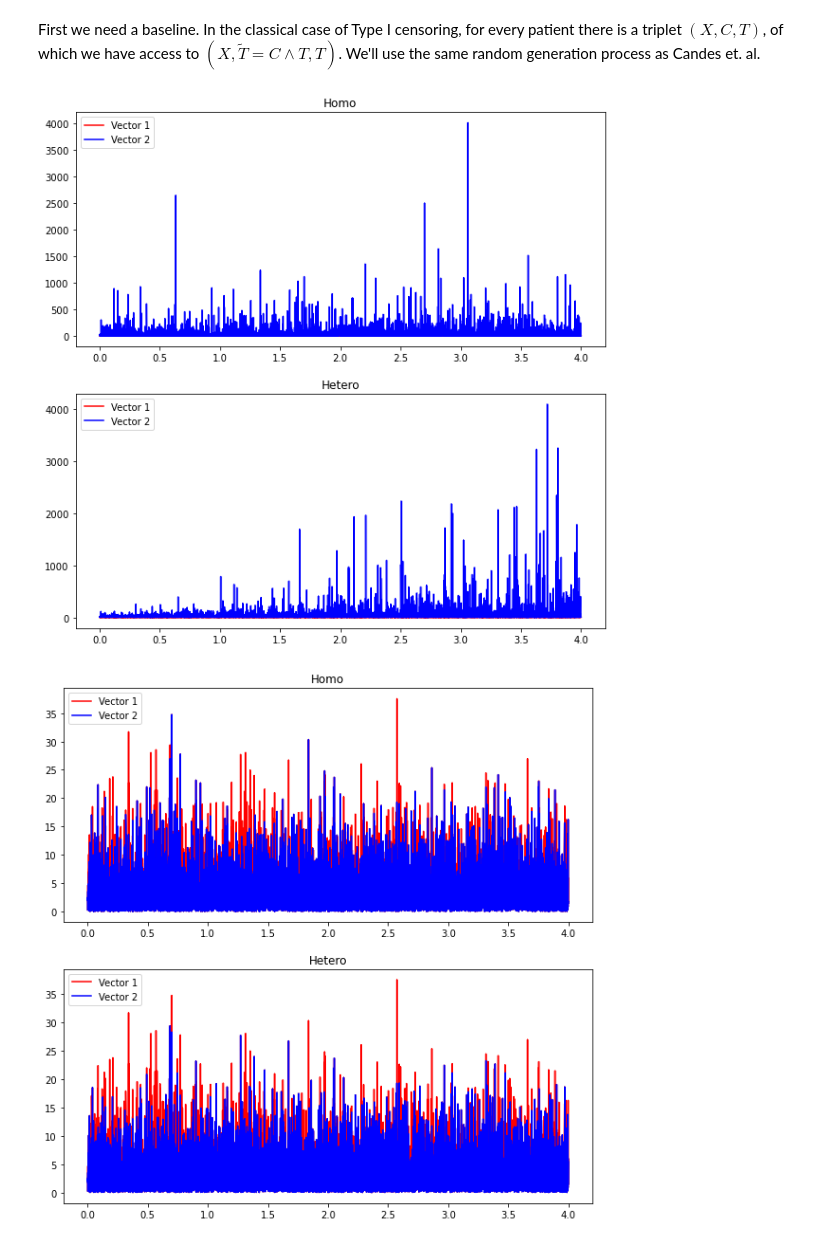
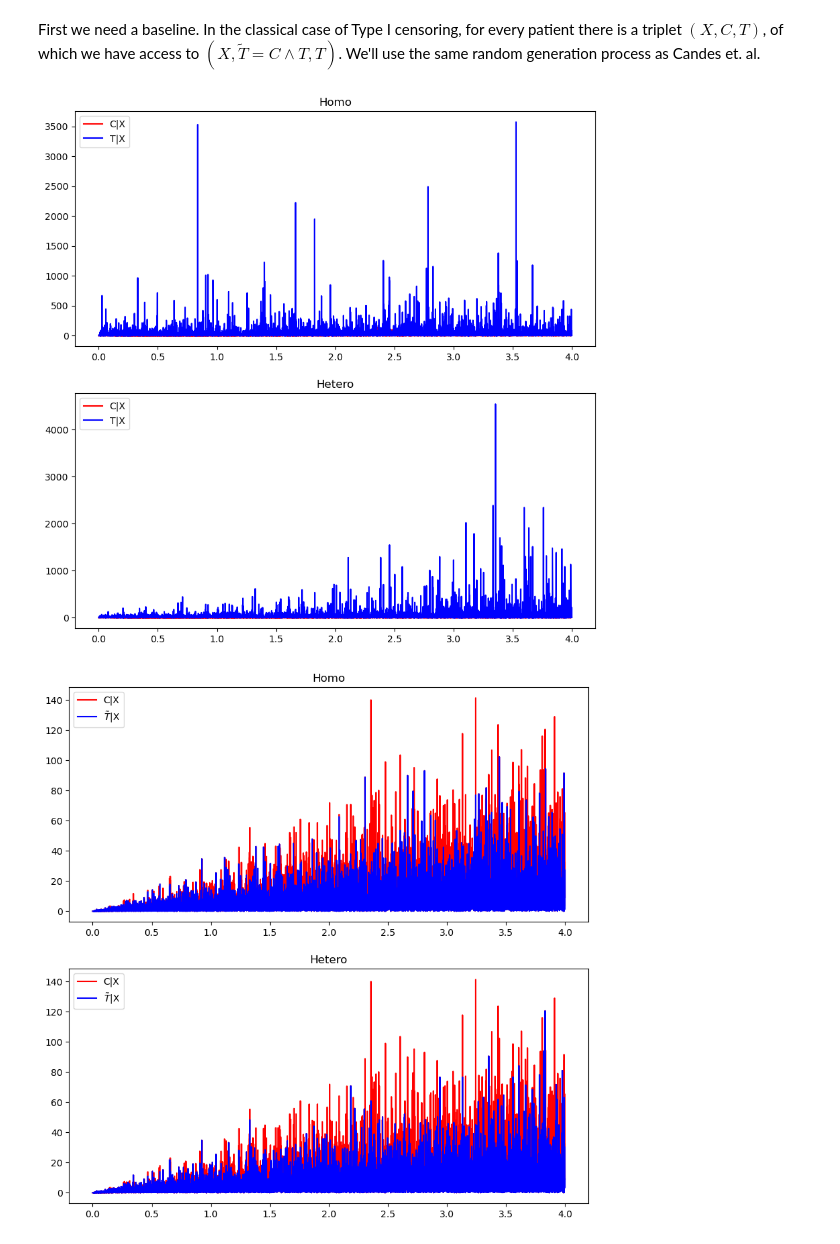
Before and after one commit to shanigoren/CSA, a Jupyter notebook: CSA/CSA.ipynb, the cells around one changed output. Drawn from its saved outputs; the diff is of its cells as text; code cells hidden in the pictures.

```diff
--- a/CSA/CSA.ipynb
+++ b/CSA/CSA.ipynb
@@ -23,26 +23,30 @@ n_samples = 10000
 X_uni = np.random.uniform(low=0.0, high=4.0, size=n_samples)
 X_uni.sort()
 X_multi = np.random.uniform(low=-1.0, high=1.0, size=(n_samples, 100))
-C = np.random.exponential(4, size=n_samples)
+C_uni = np.random.exponential(10, size=n_samples) * X_uni/2
+C_multi = np.random.exponential(10, size=n_samples) * (X_multi[:,0] + 1)
 mu_uni = 2 + 0.37 * np.sqrt(X_uni)
 sd_uni_homo = 1.5
 sd_uni_hetero = 1 + X_uni/5
+
 T_uni_homo = np.exp(np.random.normal(loc=mu_uni, scale=sd_uni_homo, size=n_samples))
-T_tilde_uni_homo = Surv.from_arrays((T_uni_homo < C), np.minimum(T_uni_homo, C))
+T_tilde_uni_homo = Surv.from_arrays((T_uni_homo < C_uni), np.minimum(T_uni_homo, C_uni))
 T_uni_hetero = np.exp(np.random.normal(loc=mu_uni, scale=sd_uni_hetero, size=n_samples))
-T_tilde_uni_hetero = Surv.from_arrays((T_uni_hetero < C), np.minimum(T_uni_hetero, C))
-T_tilde_uni_hetero = np.minimum(T_uni_hetero, C)
+T_tilde_uni_hetero = Surv.from_arrays((T_uni_hetero < C_uni), np.minimum(T_uni_hetero, C_uni))
+T_tilde_uni_hetero = np.minimum(T_uni_hetero, C_uni)
+
 mu_multi = np.log(2) + 1 + 0.55 * (X_multi[:,0]**2 + X_multi[:,2] * X_multi[:,4])
 sd_multi_homo = 1
 sd_multi_hetero = np.abs(X_multi[:,9]) + 1
+
 T_multi_homo = np.exp(np.random.normal(loc=mu_multi, scale=sd_multi_homo, size=n_samples))
-T_tilde_multi_homo = Surv.from_arrays((T_multi_homo < C), np.minimum(T_multi_homo, C))
+T_tilde_multi_homo = Surv.from_arrays((T_multi_homo < C_multi), np.minimum(T_multi_homo, C_multi))
 T_multi_hetero = np.exp(np.random.normal(loc=mu_multi, scale=sd_multi_hetero, size=n_samples))
-T_tilde_multi_hetero = Surv.from_arrays((T_multi_hetero < C), np.minimum(T_multi_hetero, C))
+T_tilde_multi_hetero = Surv.from_arrays((T_multi_hetero < C_multi), np.minimum(T_multi_hetero, C_multi))
 # %%
 data_uncensored = [
-    (X_uni, C, T_uni_homo),
-    (X_uni, C, T_uni_hetero)
+    (X_uni, C_uni, T_uni_homo),
+    (X_uni, C_uni, T_uni_hetero)
 ]
 
 fig, axs = plt.subplots(2, 1, figsize=(10, 10))
@@ -51,38 +55,38 @@ fig, axs = plt.subplots(2, 1, figsize=(10, 10))
 axs = axs.flatten()
 
 for i in range(2):
-    x, y1, y2 = data_uncensored[i]
-    axs[i].plot(x, y1, color="red", label='Vector 1')
-    axs[i].plot(x, y2, color="blue", label='Vector 2')
+    x, c, t = data_uncensored[i]
+    axs[i].plot(x, c, color="red", label='C|X', )
+    axs[i].plot(x, t, color="blue", label='T|X')
     axs[i].legend(loc='upper left')
 
 axs[0].set_title("Homo")
 axs[1].set_title("Hetero")
 plt.show()
 # %% [output]
-[figure, old version]
+[figure, new version]
 # %%
 data_censored = [
-    (X_uni, C, np.minimum(T_uni_homo, C)),
-    (X_uni, C, np.minimum(T_uni_hetero, C))
+    (X_uni, C_uni, np.minimum(T_uni_homo, C_uni)),
+    (X_uni, C_uni, np.minimum(T_uni_hetero, C_uni))
 ]
 
 fig, axs = plt.subplots(2, 1, figsize=(10, 10))
 
 # Flattening the axes array for easier iteration
 axs = axs.flatten()
 
 for i in range(2):
-    x, y1, y2 = data_censored[i]
-    axs[i].plot(x, y1, color="red", label='Vector 1')
-    axs[i].plot(x, y2, color="blue", label='Vector 2')
+    x, c, t = data_censored[i]
+    axs[i].plot(x, c, color="red", label='C|X', )
+    axs[i].plot(x, t, color="blue", label=r'$\tilde{T}$|X')
     axs[i].legend(loc='upper left')
 
 axs[0].set_title("Homo")
 axs[1].set_title("Hetero")
 plt.show()
 # %% [output]
-[figure, old version]
+[figure, new version]
 # %%
 alpha = 0.1
 betas = np.array([beta/10.0 for beta in range(1, 10, 1)])
```
Also changed, not shown: parts of 12 cells of this notebook.
